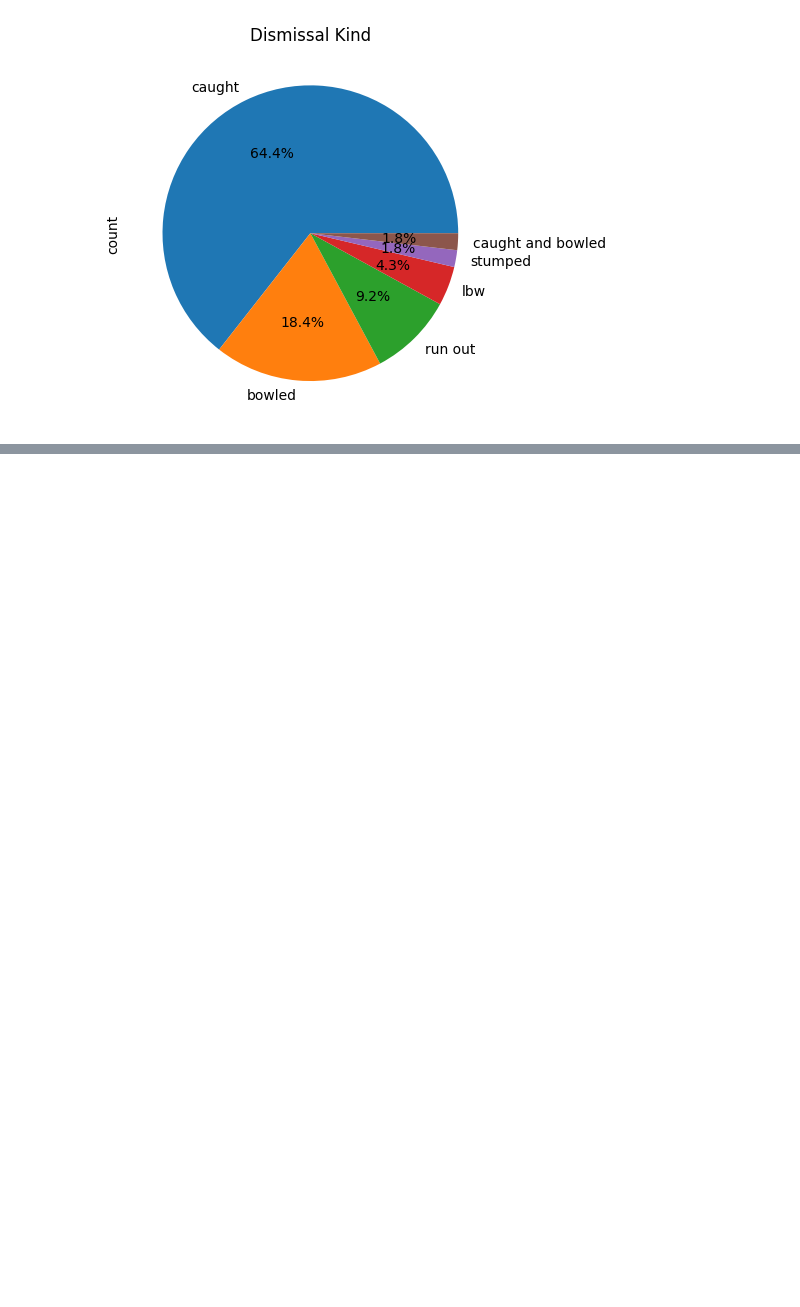
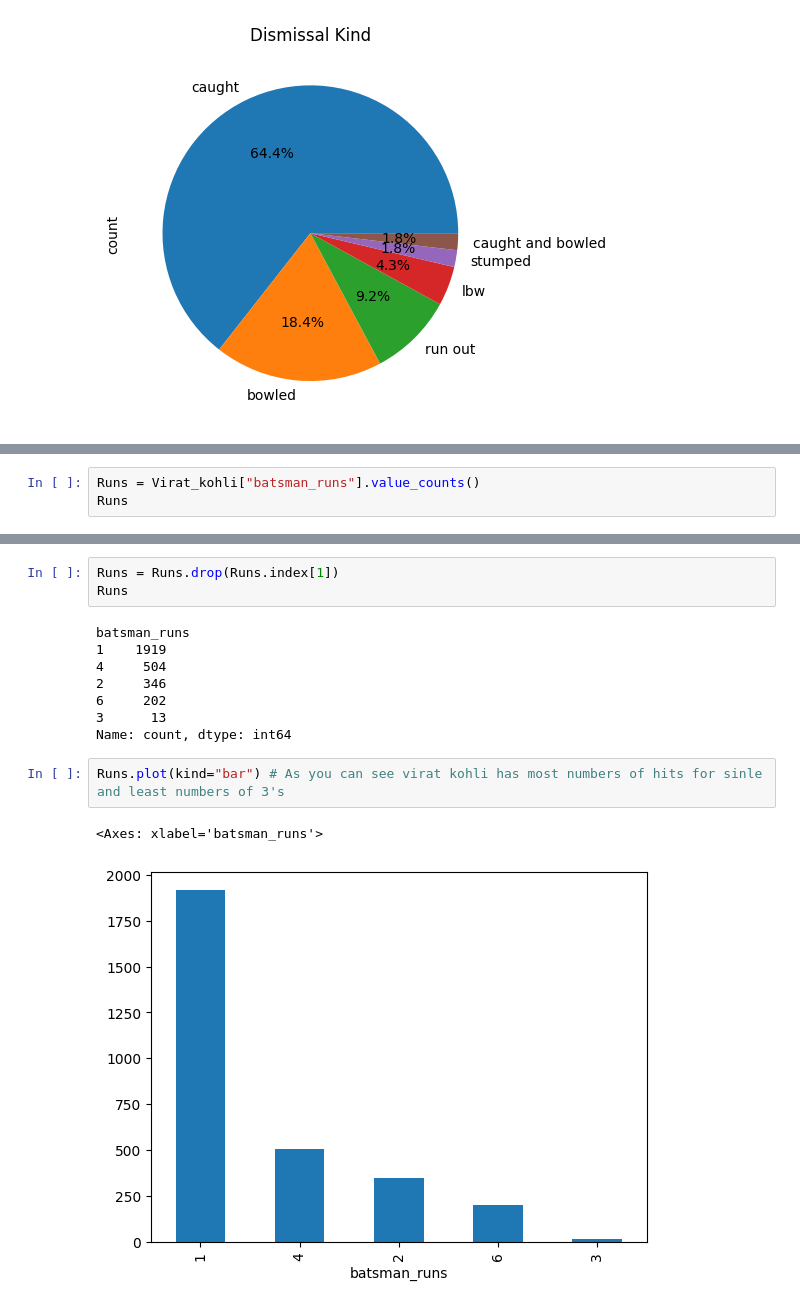
Before and after one commit to Nishantthakurrr/Sports-Data-Analysis-Ipl, a Jupyter notebook: Sports_Data_Analysis.ipynb, the cells around one changed output, grey strips where cells are left out. Drawn from its saved outputs; the diff is of its cells as text; blank space fills up the shorter version.

```diff
--- a/Sports_Data_Analysis.ipynb
+++ b/Sports_Data_Analysis.ipynb
@@ -215,0 +228,3 @@ Virat_kohli["dismissal_kind"].value_counts() ,Virat_kohli["dismissal_kind"].valu
+# %%
+Runs = Virat_kohli["batsman_runs"].value_counts()
+Runs
@@ -215,0 +240,16 @@ Virat_kohli["dismissal_kind"].value_counts() ,Virat_kohli["dismissal_kind"].valu
+# %%
+Runs = Runs.drop(Runs.index[1])
+Runs
+# %% [output]
+batsman_runs
+1    1919
+4     504
+2     346
+6     202
+3      13
+Name: count, dtype: int64
+# %%
+Runs.plot(kind="bar") # As you can see virat kohli has most numbers of hits for sinle and least numbers of 3's
+# %% [output]
+<Axes: xlabel='batsman_runs'>
+[figure, added]
```
Also changed, not shown: parts of 2 cells of this notebook.
